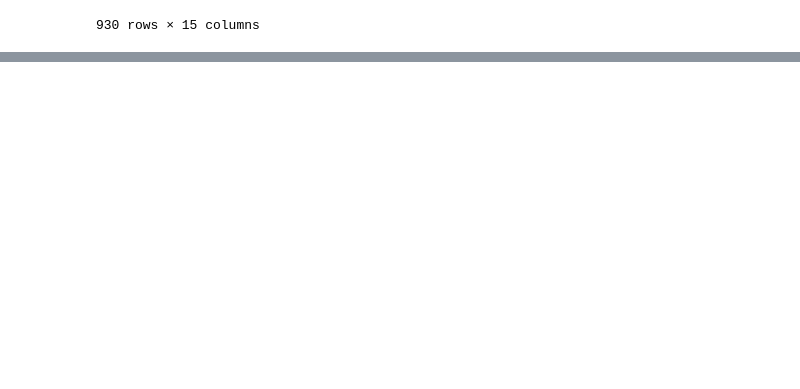
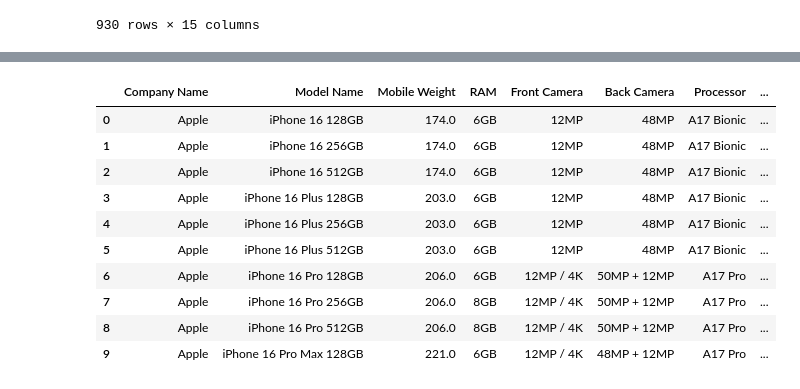
Before and after one commit to Parvashukla26/Mobile_2025_Data_Analysis, a Jupyter notebook: Mobiles_2025_data_analysis.ipynb, the cells around one changed output, grey strips where cells are left out. Saved outputs shown, nothing was run; the diff lists cells and outputs as text; code cells hidden in the pictures; blank space fills up the shorter version.

```diff
--- a/Mobiles_2025_data_analysis.ipynb
+++ b/Mobiles_2025_data_analysis.ipynb
@@ -104,0 +133,14 @@ memory usage: 109.1+ KB
+# %%
+df.head(10)
+# %% [output]
+|  | Company Name | Model Name | Mobile Weight | RAM | Front Camera | Back Camera | Processor | ... |
+| 0 | Apple | iPhone 16 128GB | 174.0 | 6GB | 12MP | 48MP | A17 Bionic | ... |
+| 1 | Apple | iPhone 16 256GB | 174.0 | 6GB | 12MP | 48MP | A17 Bionic | ... |
+| 2 | Apple | iPhone 16 512GB | 174.0 | 6GB | 12MP | 48MP | A17 Bionic | ... |
+| 3 | Apple | iPhone 16 Plus 128GB | 203.0 | 6GB | 12MP | 48MP | A17 Bionic | ... |
+| 4 | Apple | iPhone 16 Plus 256GB | 203.0 | 6GB | 12MP | 48MP | A17 Bionic | ... |
+| 5 | Apple | iPhone 16 Plus 512GB | 203.0 | 6GB | 12MP | 48MP | A17 Bionic | ... |
+| 6 | Apple | iPhone 16 Pro 128GB | 206.0 | 6GB | 12MP / 4K | 50MP + 12MP | A17 Pro | ... |
+| 7 | Apple | iPhone 16 Pro 256GB | 206.0 | 8GB | 12MP / 4K | 50MP + 12MP | A17 Pro | ... |
+| 8 | Apple | iPhone 16 Pro 512GB | 206.0 | 8GB | 12MP / 4K | 50MP + 12MP | A17 Pro | ... |
+| 9 | Apple | iPhone 16 Pro Max 128GB | 221.0 | 6GB | 12MP / 4K | 48MP + 12MP | A17 Pro | ... |
```
Also changed, not shown: parts of 5 cells of this notebook.
